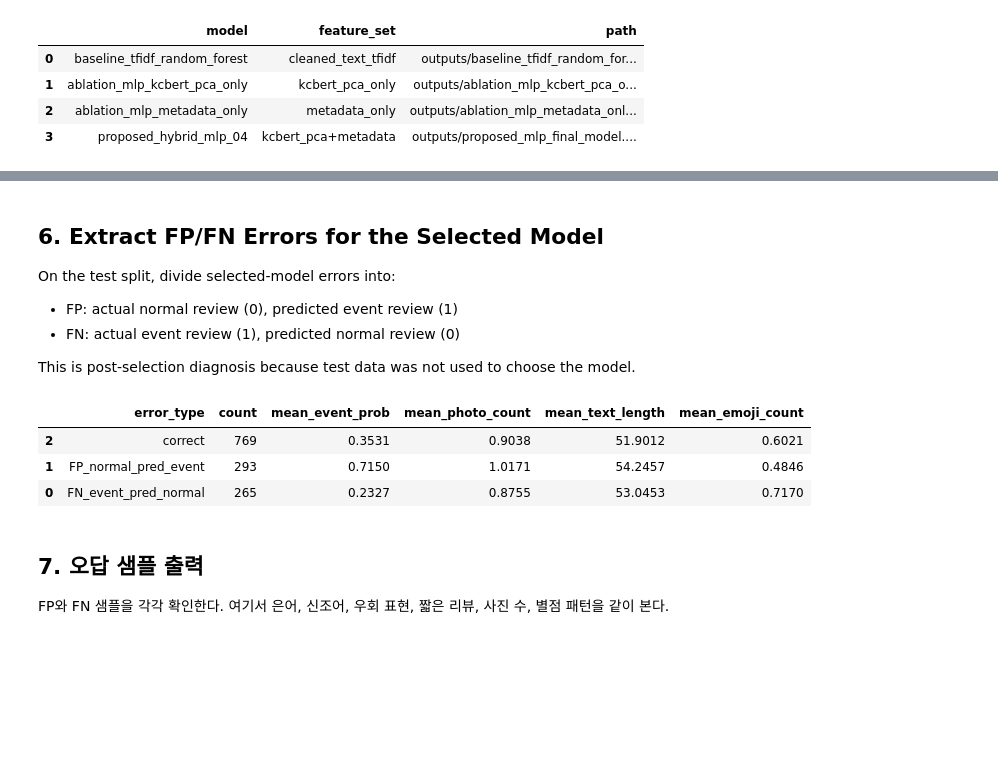
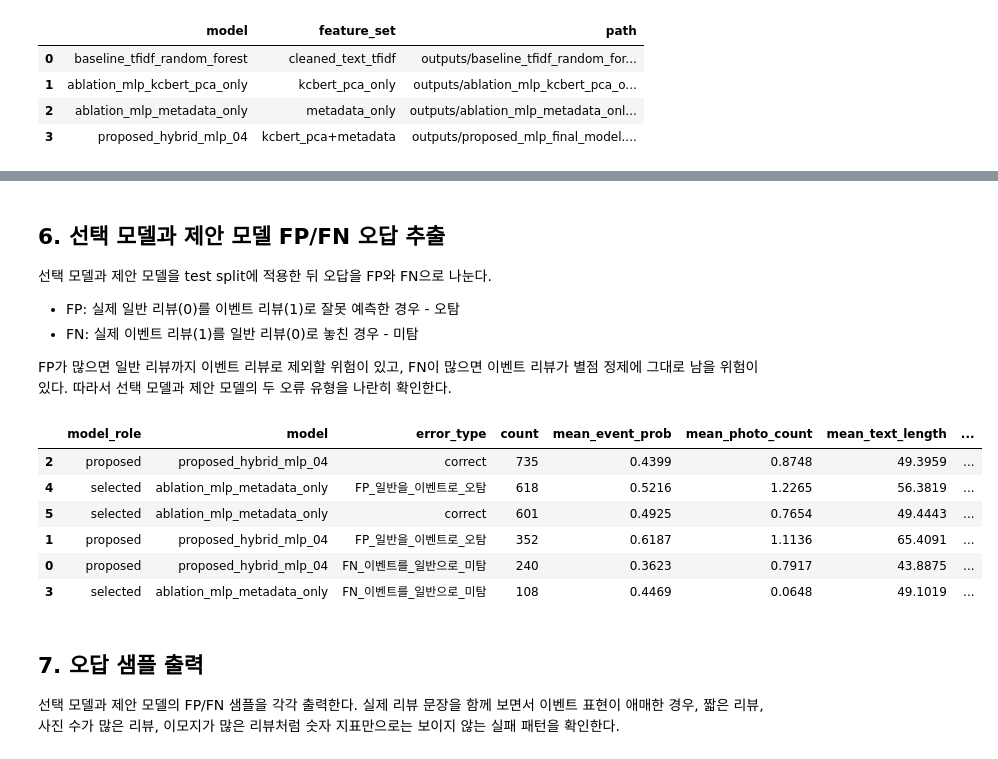
Before and after one commit to HSU-bigdata-project/review-refining, a Jupyter notebook: 06_model_selection_error_analysis.ipynb, the cells around one changed output, grey strips where cells are left out. Saved outputs shown, nothing was run; the diff lists cells and outputs as text; code cells hidden in the pictures; blank space fills up the shorter version.

```diff
--- a/06_model_selection_error_analysis.ipynb
+++ b/06_model_selection_error_analysis.ipynb
@@ -299,53 +356,77 @@ display(selected_display)
 # %% [markdown]
-## 6. Extract FP/FN Errors for the Selected Model
+## 6. 선택 모델과 제안 모델 FP/FN 오답 추출
 
-On the test split, divide selected-model errors into:
+선택 모델과 제안 모델을 test split에 적용한 뒤 오답을 FP와 FN으로 나눈다.
 
-- FP: actual normal review (0), predicted event review (1)
-- FN: actual event review (1), predicted normal review (0)
+- FP: 실제 일반 리뷰(0)를 이벤트 리뷰(1)로 잘못 예측한 경우 - 오탐
+- FN: 실제 이벤트 리뷰(1)를 일반 리뷰(0)로 놓친 경우 - 미탐
 
-This is post-selection diagnosis because test data was not used to choose the model.
+FP가 많으면 일반 리뷰까지 이벤트 리뷰로 제외할 위험이 있고, FN이 많으면 이벤트 리뷰가 별점 정제에 그대로 남을 위험이 있다. 따라서 선택 모델과 제안 모델의 두 오류 유형을 나란히 확인한다.
 # %%
-selected_prob = model_probabilities['test'][selected_model_name]
-selected_pred = (selected_prob >= selected_threshold).astype(int)
+def make_error_detail(model_name, model_role, model_label, threshold):
+    prob = model_probabilities['test'][model_name]
+    pred = (prob >= threshold).astype(int)
+    frame = test_review_df.copy()
+    frame['model'] = model_name
+    frame['model_role'] = model_role
+    frame['model_label'] = model_label
+    frame['threshold'] = threshold
+    frame['actual_label'] = y_test.to_numpy()
+    frame['pred_label'] = pred
+    frame['event_prob'] = prob
+    frame['error_type'] = np.select(
+        [
+            (frame['actual_label'] == 0) & (frame['pred_label'] == 1),
+            (frame['actual_label'] == 1) & (frame['pred_label'] == 0),
+        ],
+        ['FP_일반을_이벤트로_오탐', 'FN_이벤트를_일반으로_미탐'],
+        default='correct',
+    )
+    return frame
 
-error_df = test_review_df.copy()
-error_df['actual_label'] = y_test.to_numpy()
-error_df['pred_label'] = selected_pred
-error_df['event_prob'] = selected_prob
-error_df['error_type'] = np.select(
-    [
-        (error_df['actual_label'] == 0) & (error_df['pred_label'] == 1),
-        (error_df['actual_label'] == 1) & (error_df['pred_label'] == 0),
-    ],
-    ['FP_normal_pred_event', 'FN_event_pred_normal'],
-    default='correct',
+
+selected_error_df = make_error_detail(
+    selected_model_name,
+    'selected',
+    f'선택 모델 ({selected_model_name})',
+    selected_threshold,
 )
+proposed_error_df = make_error_detail(
+    proposed_model_name,
+    'proposed',
+    f'제안 모델 ({proposed_model_name})',
+    proposed_threshold,
+)
+error_detail = pd.concat([selected_error_df, proposed_error_df], ignore_index=True)
+error_df = selected_error_df.copy()
 
 summary_cols = ['photo_count', 'text_length', 'emoji_count']
 error_summary = (
-    error_df.groupby('error_type')
+    error_detail.groupby(['model_role', 'model', 'error_type'])
     .agg(
         count=('error_type', 'size'),
         mean_event_prob=('event_prob', 'mean'),
         mean_photo_count=('photo_count', 'mean'),
         mean_text_length=('text_length', 'mean'),
         mean_emoji_count=('emoji_count', 'mean'),
     )
     .reset_index()
     .sort_values('count', ascending=False)
     .round(4)
 )
 
 display(error_summary)
 # %% [output]
-|  | error_type | count | mean_event_prob | mean_photo_count | mean_text_length | mean_emoji_count |
-| 2 | correct | 769 | 0.3531 | 0.9038 | 51.9012 | 0.6021 |
-| 1 | FP_normal_pred_event | 293 | 0.7150 | 1.0171 | 54.2457 | 0.4846 |
-| 0 | FN_event_pred_normal | 265 | 0.2327 | 0.8755 | 53.0453 | 0.7170 |
+|  | model_role | model | error_type | count | mean_event_prob | mean_photo_count | mean_text_length | ... |
+| 2 | proposed | proposed_hybrid_mlp_04 | correct | 735 | 0.4399 | 0.8748 | 49.3959 | ... |
+| 4 | selected | ablation_mlp_metadata_only | FP_일반을_이벤트로_오탐 | 618 | 0.5216 | 1.2265 | 56.3819 | ... |
+| 5 | selected | ablation_mlp_metadata_only | correct | 601 | 0.4925 | 0.7654 | 49.4443 | ... |
+| 1 | proposed | proposed_hybrid_mlp_04 | FP_일반을_이벤트로_오탐 | 352 | 0.6187 | 1.1136 | 65.4091 | ... |
+| 0 | proposed | proposed_hybrid_mlp_04 | FN_이벤트를_일반으로_미탐 | 240 | 0.3623 | 0.7917 | 43.8875 | ... |
+| 3 | selected | ablation_mlp_metadata_only | FN_이벤트를_일반으로_미탐 | 108 | 0.4469 | 0.0648 | 49.1019 | ... |
 # %% [markdown]
 ## 7. 오답 샘플 출력
 
-FP와 FN 샘플을 각각 확인한다. 여기서 은어, 신조어, 우회 표현, 짧은 리뷰, 사진 수, 별점 패턴을 같이 본다.
+선택 모델과 제안 모델의 FP/FN 샘플을 각각 출력한다. 실제 리뷰 문장을 함께 보면서 이벤트 표현이 애매한 경우, 짧은 리뷰, 사진 수가 많은 리뷰, 이모지가 많은 리뷰처럼 숫자 지표만으로는 보이지 않는 실패 패턴을 확인한다.
 # %%
 review_cols = [
```
Also changed, not shown: parts of 19 cells of this notebook, 10 other files.
